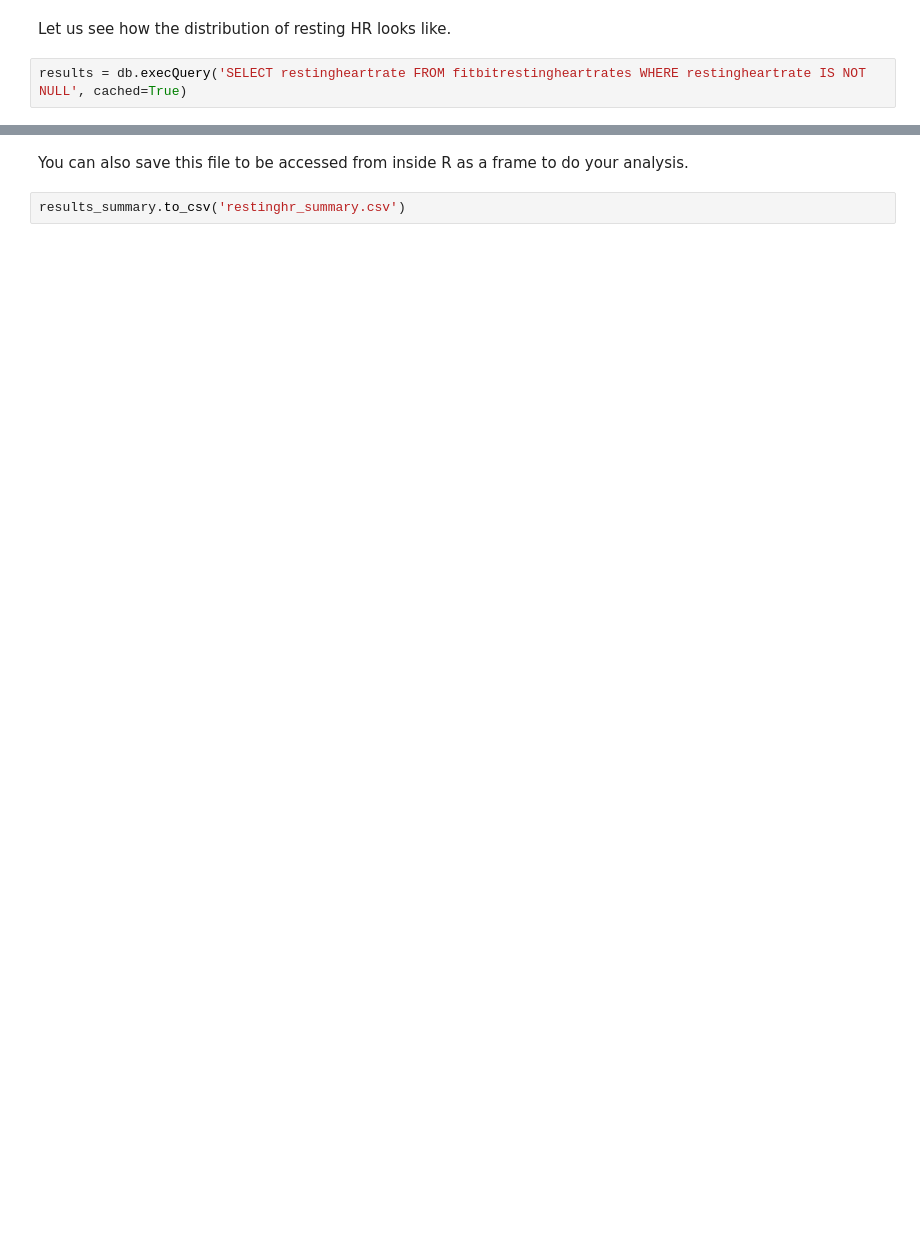
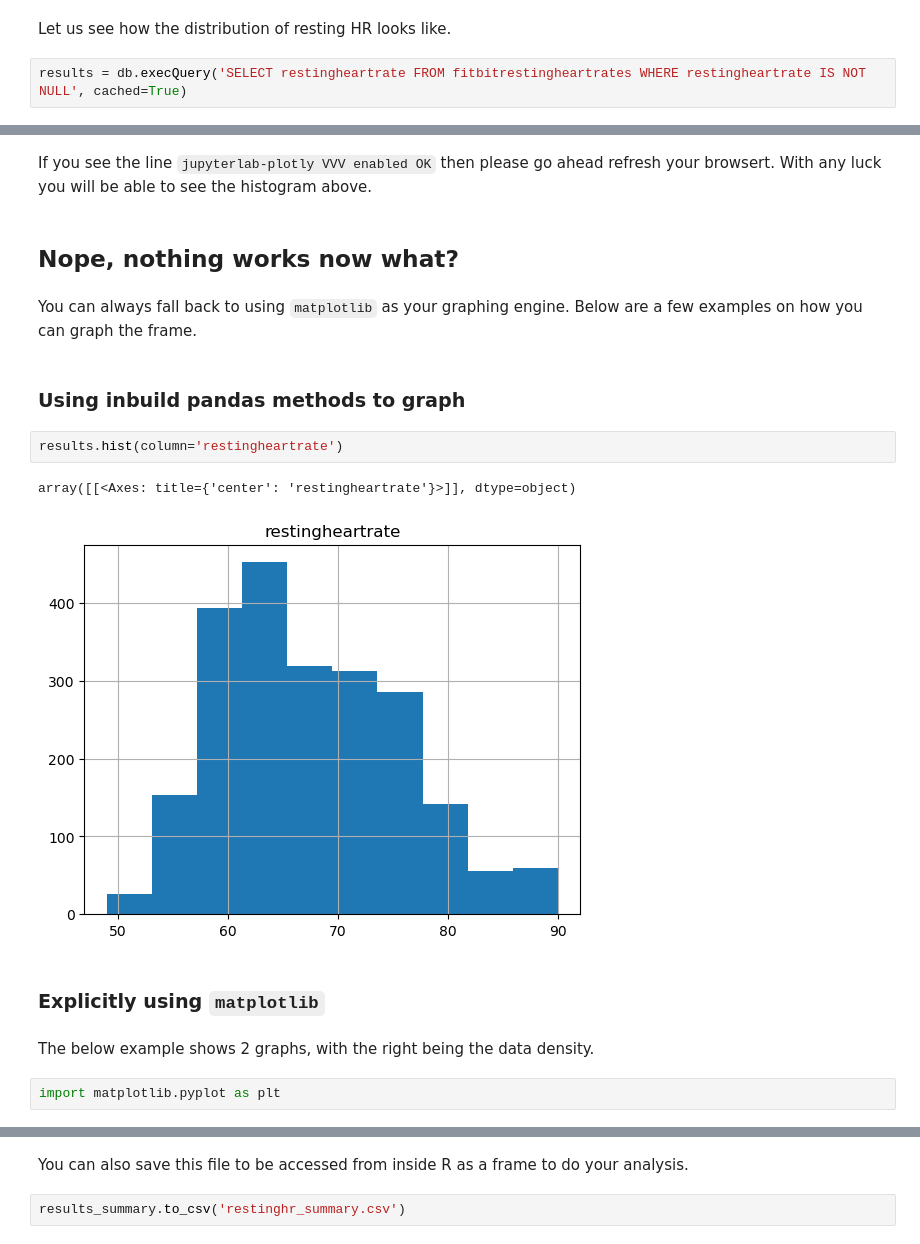
Before and after one commit to nextgensh/sensorfabric-jupyterlab-cyverse, a Jupyter notebook: sensorfabric/examples/example.ipynb, the cells around one changed output, grey strips where cells are left out. Saved outputs shown, nothing was run; the diff lists cells and outputs as text; blank space fills up the shorter version.

```diff
--- a/sensorfabric/examples/example.ipynb
+++ b/sensorfabric/examples/example.ipynb
@@ -138,0 +167,19 @@ fig.show()
+# %% [markdown]
+If you see the line `jupyterlab-plotly VVV enabled OK` then please go ahead refresh your browsert. With any luck you will be able to see the histogram above.
+# %% [markdown]
+## Nope, nothing works now what?
+# %% [markdown]
+You can always fall back to using `matplotlib` as your graphing engine. Below are a few examples on how you can graph the frame.
+# %% [markdown]
+### Using inbuild pandas methods to graph
+# %%
+results.hist(column='restingheartrate')
+# %% [output]
+array([[<Axes: title={'center': 'restingheartrate'}>]], dtype=object)
+[figure, added]
+# %% [markdown]
+### Explicitly using `matplotlib`
+# %% [markdown]
+The below example shows 2 graphs, with the right being the data density.
+# %%
+import matplotlib.pyplot as plt
```
Also changed, not shown: parts of 24 cells of this notebook.
